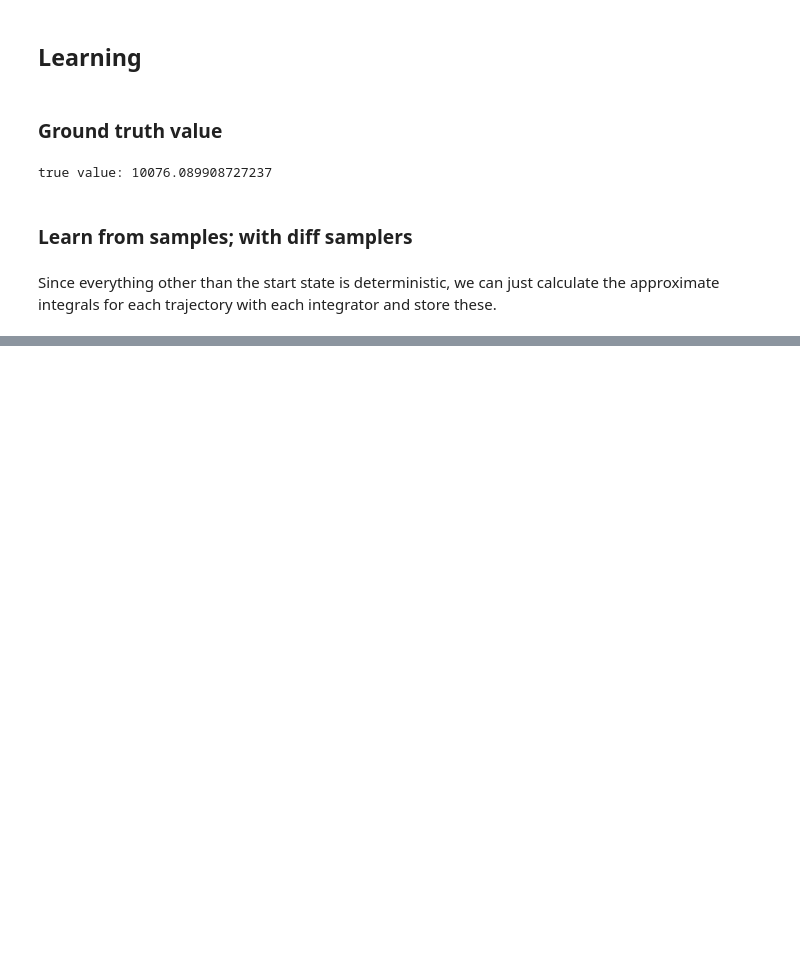
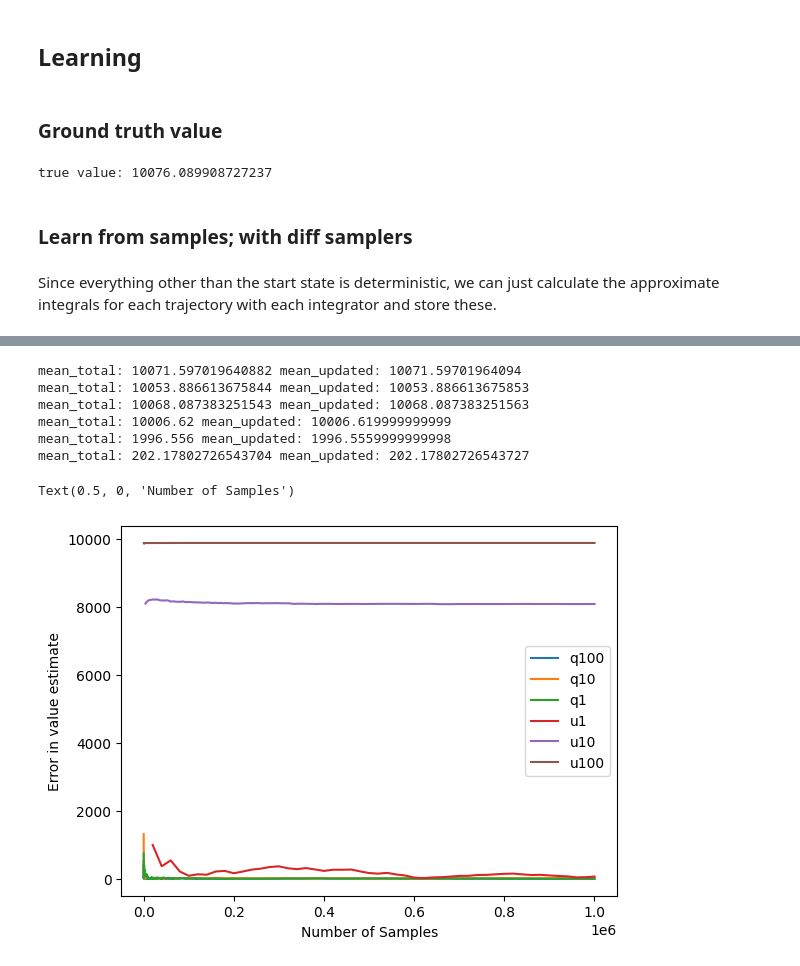
Before and after one commit to aa14k/adaptive_time, a Jupyter notebook: code/adaptive_time/notebooks/value_estimation.ipynb, the cells around one changed output, grey strips where cells are left out. Drawn from its saved outputs; the diff is of its cells as text; code cells hidden in the pictures; blank space fills up the shorter version.

Commit message:
First plots, fix some bugs -- there is more.

```diff
--- a/code/adaptive_time/notebooks/value_estimation.ipynb
+++ b/code/adaptive_time/notebooks/value_estimation.ipynb
@@ -192,7 +192,6 @@ samplers_tried = dict(
     u10=approx_integrators.UniformlySpacedIntegrator(10),
     u100=approx_integrators.UniformlySpacedIntegrator(100),
     u1000=approx_integrators.UniformlySpacedIntegrator(1000),
-    u10000=approx_integrators.UniformlySpacedIntegrator(10000),
 )
 # %% [markdown]
 Since everything other than the start state is deterministic, we can just calculate the approximate integrals for each trajectory with each integrator and store these.
@@ -204,10 +203,12 @@ for sampler_name, sampler in tqdm(samplers_tried.items()):
     print("sampler_name:", sampler_name)
     approx_integrals[sampler_name] = []
     num_pivots[sampler_name] = []
-    for idx, reward_seq in enumerate(reward_sequences[:1]):
+    for idx, reward_seq in enumerate(reward_sequences):
         integral, all_pivots = sampler.integrate(reward_seq)
         approx_integrals[sampler_name].append(integral)
         num_pivots[sampler_name].append(len(all_pivots))
+    approx_integrals[sampler_name] = np.array(approx_integrals[sampler_name])
+    num_pivots[sampler_name] = np.array(num_pivots[sampler_name])
 # %% [output]
 sampler_name: q100
 sampler_name: q10
@@ -269,0 +299,27 @@ Now we just keep sampling from the initial states and observe empirical
+# %%
+# Verify final means.
+for key, value in estimated_values_by_episode.items():
+    mean_total = np.mean(all_values_by_episode[key])
+    mean_updated = value[-1]
+    print("mean_total:", mean_total, "mean_updated:", mean_updated)
+    if abs(mean_total - mean_updated) > 0.01:
+        assert False, f"Means don't match for {key}: {mean_total} vs {mean_updated}"
+# %% [output]
+mean_total: 10071.597019640882 mean_updated: 10071.59701964094
+mean_total: 10053.886613675844 mean_updated: 10053.886613675853
+mean_total: 10068.087383251543 mean_updated: 10068.087383251563
+mean_total: 10006.62 mean_updated: 10006.619999999999
+mean_total: 1996.556 mean_updated: 1996.5559999999998
+mean_total: 202.17802726543704 mean_updated: 202.17802726543727
+# %%
+for s in samplers_tried.keys():
+    plt.plot(
+        number_of_pivots_by_episode[s],
+        np.abs(estimated_values_by_episode[s]-true_value), label=s)
+
+plt.legend()
+plt.ylabel("Error in value estimate")
+plt.xlabel("Number of Samples")
+# %% [output]
+Text(0.5, 0, 'Number of Samples')
+[figure, added]
```
Also changed, not shown: parts of 11 cells of this notebook, 2 other files.
